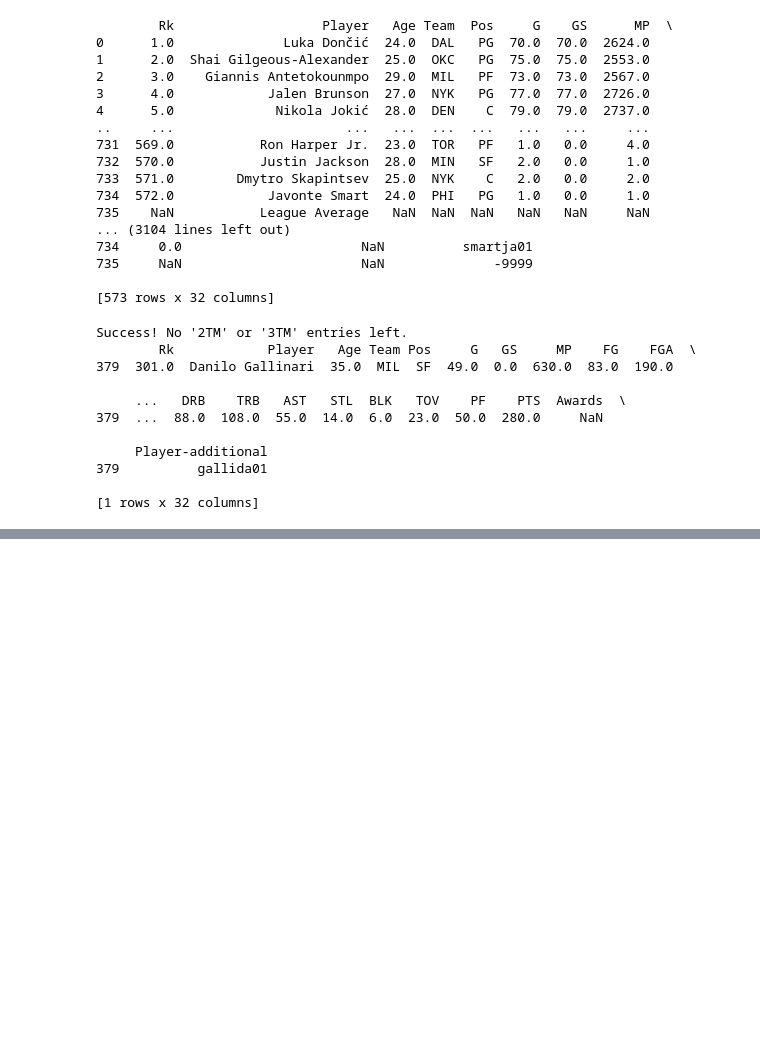
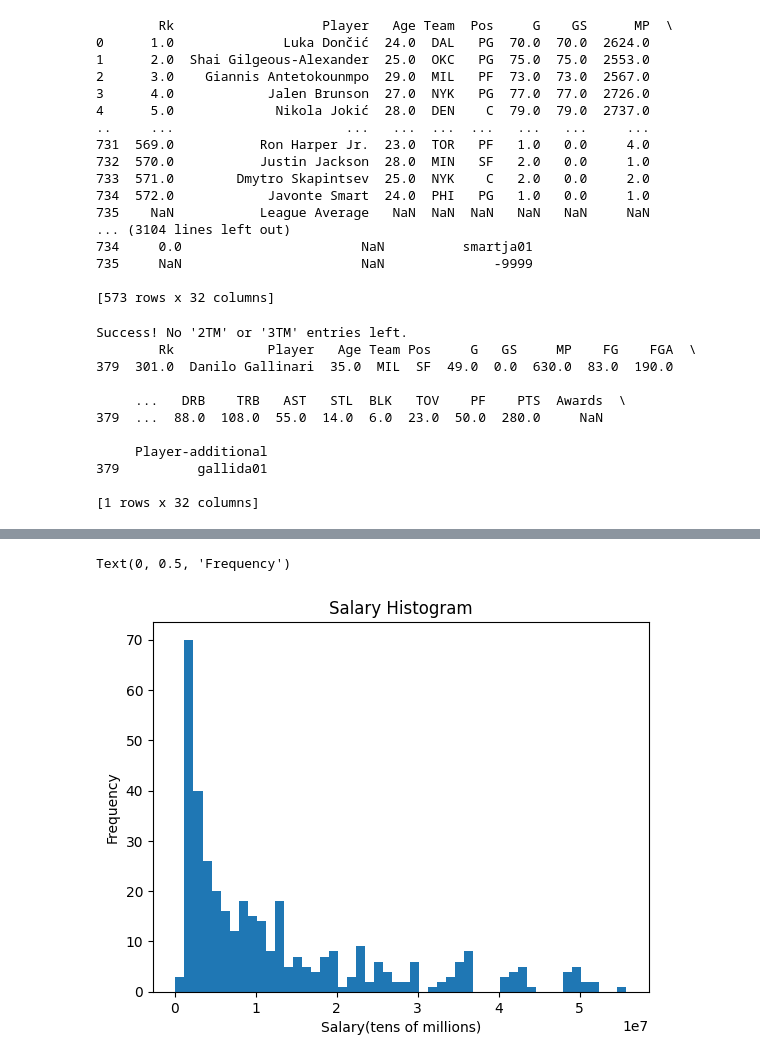
Before and after one commit to ndruwi/BBallComp, a Jupyter notebook: datacollection.ipynb, the cells around one changed output, grey strips where cells are left out. Saved outputs shown, nothing was run; the diff lists cells and outputs as text; code cells hidden in the pictures; blank space fills up the shorter version.

```diff
--- a/datacollection.ipynb
+++ b/datacollection.ipynb
@@ -138,5 +138,10 @@ Success! No '2TM' or '3TM' entries left.
 # %%
 # Cleaning Salaries Data
 sal = salaries[['Player', 'Team', '2024-25', 'Guaranteed', 'PlayerID']]
+# Clean salaries
+sal = sal.rename(columns={'2024-25': 'Salary'})
+sal['Salary'] = sal['Salary'].replace({r'\$': '', ',': ''}, regex=True).astype(float)
+sal['Guaranteed'] = sal['Guaranteed'].replace({r'\$': '', ',': ''}, regex=True).astype(float)
+
 print(sal)
 # %% [output]
@@ -144,8 +162,6 @@ NameError: name 'salaries' is not defined
 # %%
 
-# Clean salaries
-sal['2024-25'] = sal['2024-25'].str.replace('$', '')
-sal['Guaranteed'] = sal['Guaranteed'].str.replace('$', '')
+
 
 
 
@@ -154,7 +170,7 @@ sal['Guaranteed'] = sal['Guaranteed'].str.replace('$', '')
 # Merge Stats and Salaries Data
 data = pd.merge(stats, sal, left_on='Player-additional', right_on='PlayerID', how='inner')
 # Clean up the data by dropping unnecessary columns
-data = data.drop(columns=['PlayerID', 'Player_y'])
+data = data.drop(columns=['Player-additional', 'Player_y', 'Team_y'])
 data = data.rename(columns={'Player_x': 'Player'})
 data = data.rename(columns={'Team_x': 'Team'})
 print(data.head())
@@ -179,0 +232,10 @@ print(data.columns)
+# %%
+import matplotlib.pyplot as plt
+import statistics as stat
+plt.hist(data['Salary'], bins=50)
+plt.title('Salary Histogram')
+plt.xlabel('Salary(tens of millions)')
+plt.ylabel('Frequency')
+# %% [output]
+Text(0, 0.5, 'Frequency')
+[figure, added]
```
Also changed, not shown: parts of 8 cells of this notebook, 1 other file.
